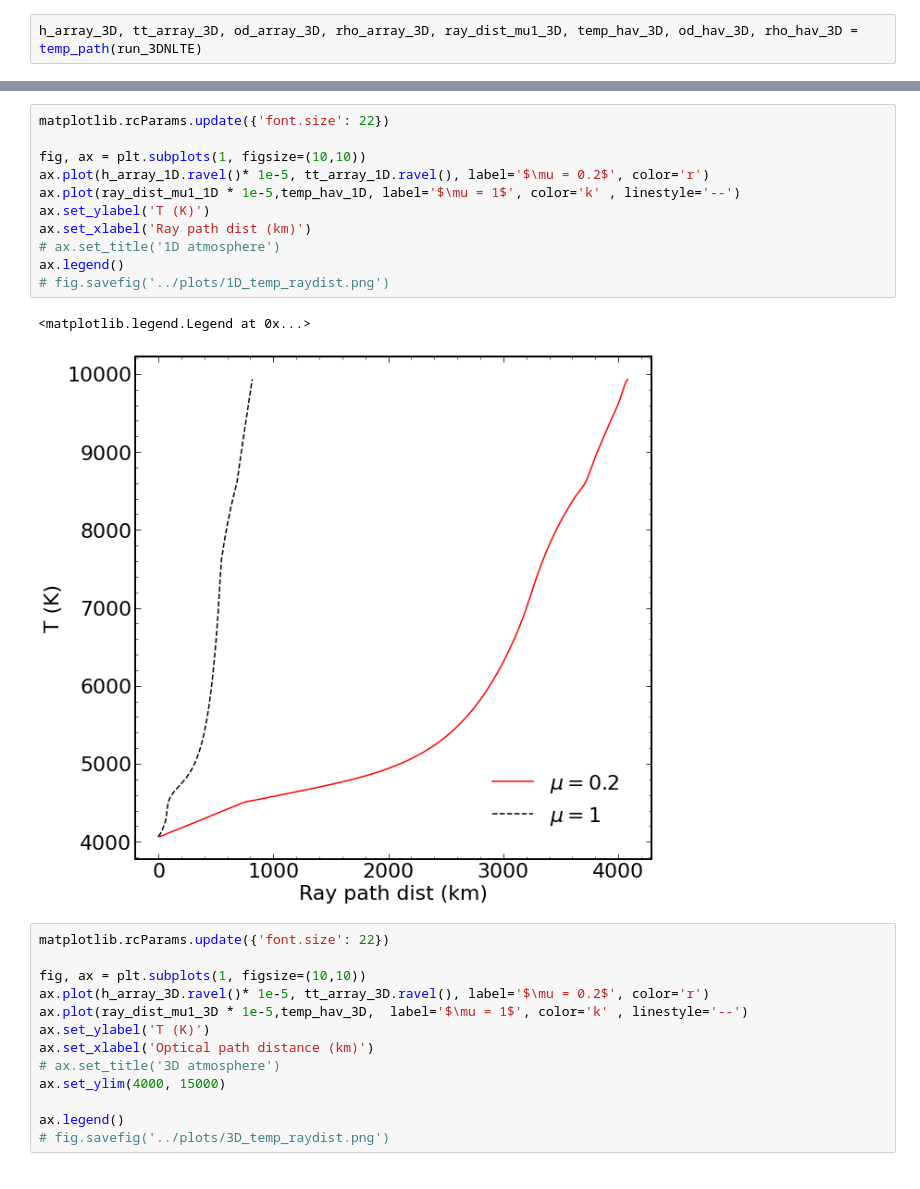
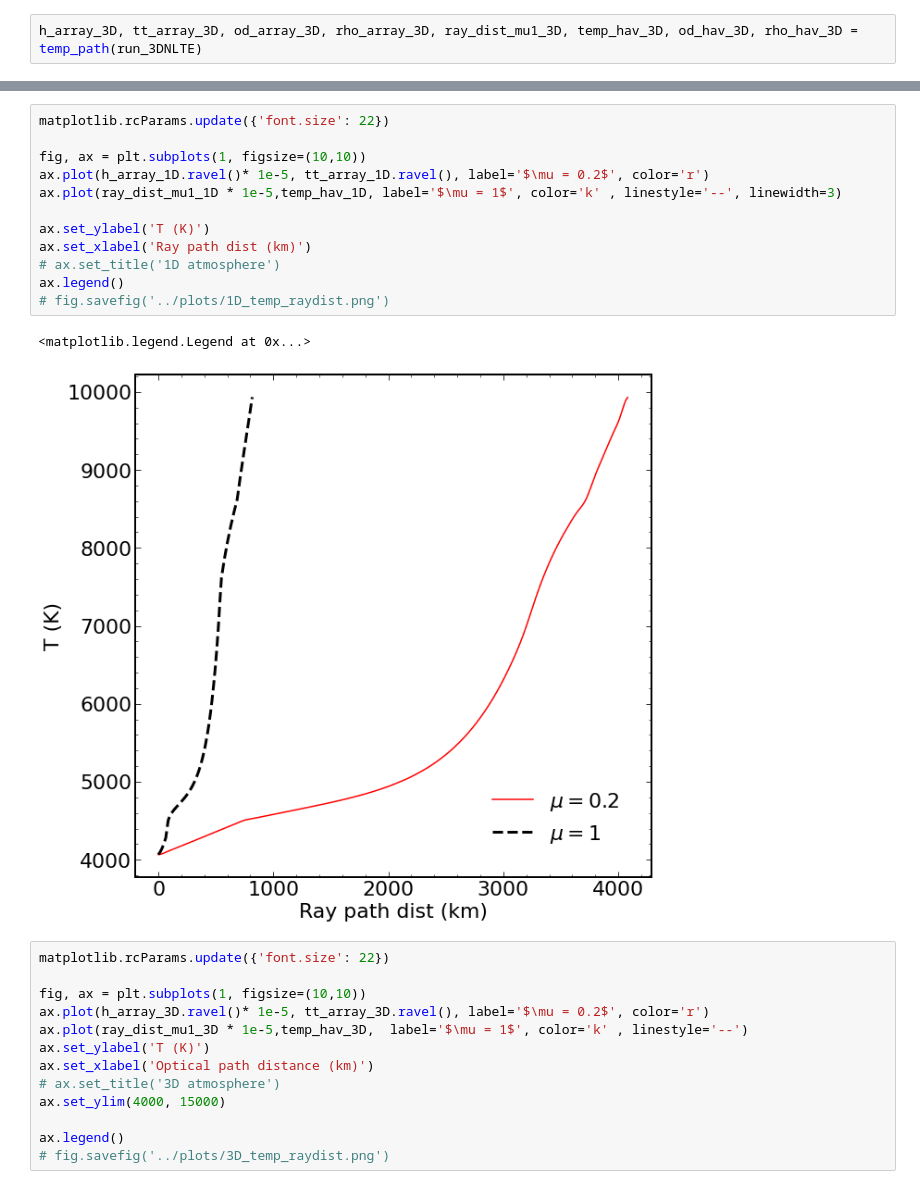
Before and after one commit to nohg/SiliconM3DAnalysis, a Jupyter notebook: Temp_depth.ipynb, the cells around one changed output, grey strips where cells are left out. Drawn from its saved outputs; the diff is of its cells as text.

```diff
--- a/Temp_depth.ipynb
+++ b/Temp_depth.ipynb
@@ -244,17 +265,18 @@ h_array_3D, tt_array_3D, od_array_3D, rho_array_3D, ray_dist_mu1_3D, temp_hav_3D
 # %%
 matplotlib.rcParams.update({'font.size': 22})
 
 fig, ax = plt.subplots(1, figsize=(10,10))
 ax.plot(h_array_1D.ravel()* 1e-5, tt_array_1D.ravel(), label='$\mu = 0.2$', color='r')
-ax.plot(ray_dist_mu1_1D * 1e-5,temp_hav_1D, label='$\mu = 1$', color='k' , linestyle='--')
+ax.plot(ray_dist_mu1_1D * 1e-5,temp_hav_1D, label='$\mu = 1$', color='k' , linestyle='--', linewidth=3)
+
 ax.set_ylabel('T (K)')
 ax.set_xlabel('Ray path dist (km)')
 # ax.set_title('1D atmosphere')
 ax.legend()
 # fig.savefig('../plots/1D_temp_raydist.png')
 # %% [output]
 <matplotlib.legend.Legend at 0x...>
-[figure, old version]
+[figure, new version]
 # %%
 matplotlib.rcParams.update({'font.size': 22})
 
```
Also changed, not shown: parts of 10 cells of this notebook, 5 other files.
